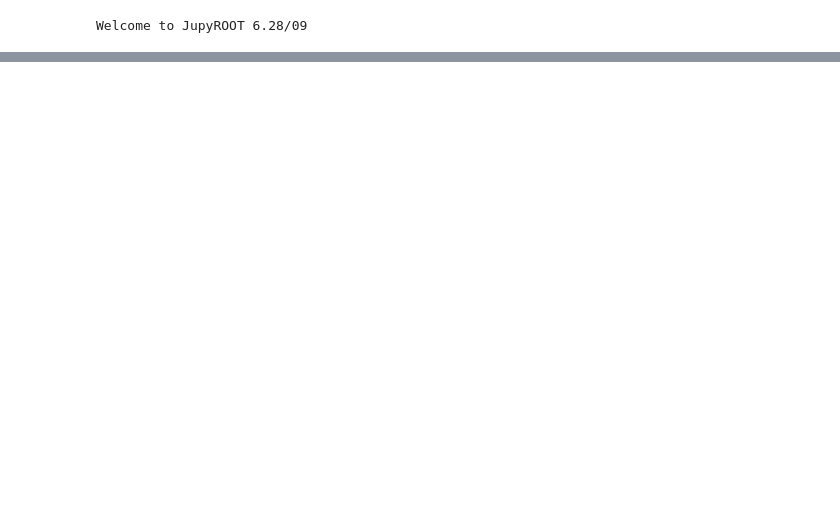
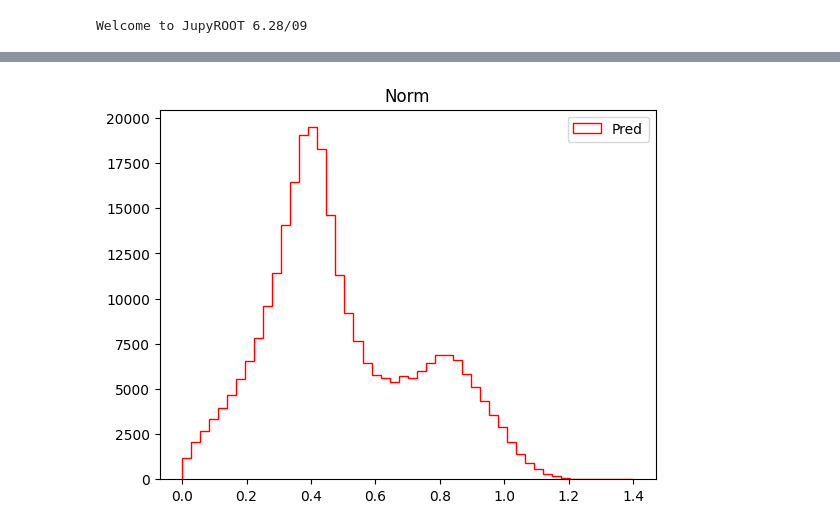
Before and after one commit to LukeV37/Top_Polarimetry, a Jupyter notebook: model/Eval.ipynb, the cells around one changed output, grey strips where cells are left out. Saved outputs shown, nothing was run; the diff lists cells and outputs as text; code cells hidden in the pictures; blank space fills up the shorter version.

```diff
--- a/model/Eval.ipynb
+++ b/model/Eval.ipynb
@@ -128,0 +171,11 @@ plt.show()
+# %%
+norm_true = true_quark_L[:,0]**2+true_quark_L[:,1]**2+true_quark_L[:,2]**2
+norm_pred = pred_quark_L[:,0]**2+pred_quark_L[:,1]**2+pred_quark_L[:,2]**2
+# %%
+plt.title("Norm")
+#plt.hist(norm_true,histtype='step',bins=50,range=(0,1.4),color='k',label='True')
+plt.hist(norm_pred,histtype='step',bins=50,range=(0,1.4),color='r',label='Pred')
+plt.legend()
+plt.show()
+# %% [output]
+[figure, added]
```
Also changed, not shown: parts of 13 cells of this notebook.
